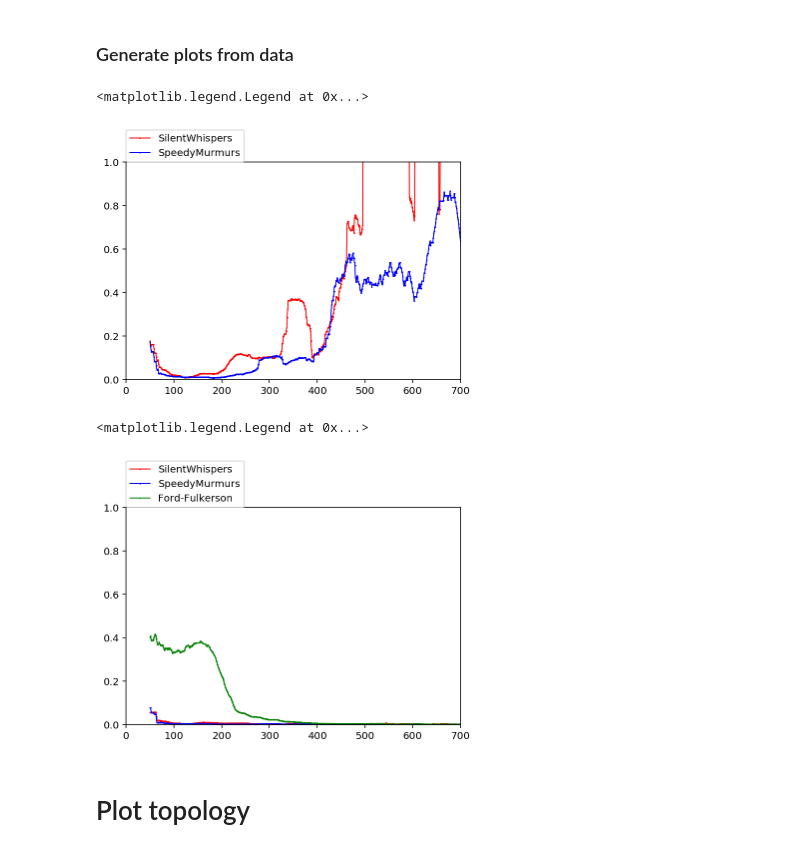
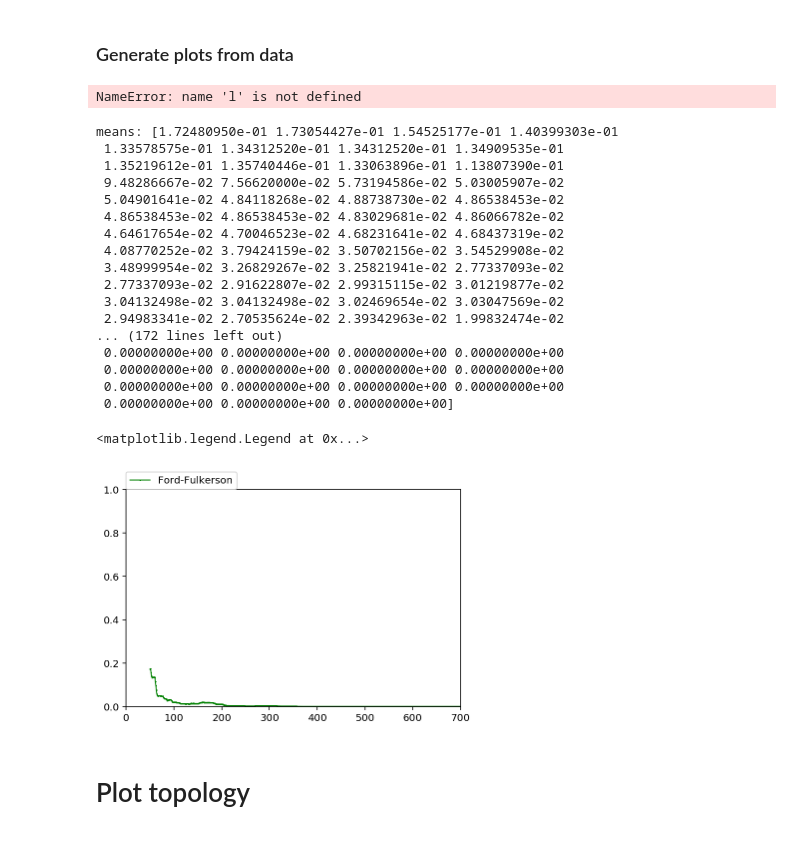
Before and after one commit to iowaguy/pcn-simulator, a Jupyter notebook: speedy-murmurs-simulator/Payment-Channel-Network-Simulations.ipynb, the cells around one changed output. Cells and saved outputs as stored; diff of their text form; code cells hidden in the pictures.

Commit message:
generate plots from script

```diff
--- a/speedy-murmurs-simulator/Payment-Channel-Network-Simulations.ipynb
+++ b/speedy-murmurs-simulator/Payment-Channel-Network-Simulations.ipynb
@@ -355,8 +355,9 @@ exp_name = 'archive-dynamic-full-baseline-original-code'
 
 for alg in bucket_list:
     for c in bucket_list[alg]:
+        base = sc.get_output_base_path(c)
         p = sc.get_dynamic_data_path_config(c)
-        path = os.getcwd() + '/data/' + exp_name + p[0] + p[1] + filename
+        path = os.getcwd() + '/data/' + base + '/' + p[0] + p[1] + filename
         new_succr_dict = su.convert_kv_file_to_dict(path)
         succr_dicts[alg] = su.merge_dicts(new_succr_dict, succr_dicts[alg])
 
@@ -381,13 +382,12 @@ plt.plot(range(50, 801), su.running_mean(succr_lists[sc.speedymurmurs], 50), 'b*
 #matplotlib.pyplot.plot(range(50, 801), running_mean(sm_succr_list, 50), 'b*-', markersize=1, linewidth=1, label='SpeedyMurmurs')
 plt.legend(loc=(0,1), scatterpoints=10)
 # %% [output]
-<matplotlib.legend.Legend at 0x...>
+NameError: name 'l' is not defined
-[figure, removed]
 # %%
 import matplotlib.pyplot as plt
 %matplotlib inline
 import simulation_utils as su
-import dynamic_baseline_sequential as d
+import dynamic_baseline_sequential_maxflow as d
 import simulation_common as sc
 import os
 
@@ -400,42 +400,66 @@ configs = d.generate_configs()
 buckets = {}
 
 # sort by routing algo
 for c in configs:
     buckets = su.sort_singles_configs(c, buckets, "routing_algorithm")
 
 for alg in buckets:
-    for c in l:
+    for c in buckets[alg]:
         p = sc.get_dynamic_data_path_config(c)
 
 # convert dict of dicts to dict of lists
 bucket_list = {}
 for alg in buckets:
     bucket_list[alg] = []
     for thing in buckets[alg]:
         bucket_list[alg].append(thing)
 
-exp_name = 'archive-dynamic-full-baseline-original-code'
+exp_name = 'dynamic-baseline-sequential-maxflow'
+#exp_name = 'archive-dynamic-full-baseline-original-code'
 
 for alg in bucket_list:
     for c in bucket_list[alg]:
+        base = sc.get_output_base_path(c)
         p = sc.get_dynamic_data_path_config(c)
-        path = os.getcwd() + '/data/' + exp_name + p[0] + p[1] + filename
+        path = os.getcwd() + '/data/' + base + '/' + p[0] + p[1] + filename
         new_succr_dict = su.convert_kv_file_to_dict(path)
         succr_dicts[alg] = su.merge_dicts(new_succr_dict, succr_dicts[alg])
 
-for alg in succr_dicts:
+for alg in buckets:
     succr_lists[alg] = su.dict_to_list(succr_dicts[alg], 801)
 
 %config InlineBackend.figure_format ='retina'
 plt.axis([0,700,0,1])
-plt.plot(range(50, 801), su.running_mean(succr_lists[sc.silentwhispers], 50), 'r*-', markersize=1, linewidth=1, label='SilentWhispers')
-plt.plot(range(50, 801), su.running_mean(succr_lists[sc.speedymurmurs], 50), 'b*-', markersize=1, linewidth=1, label='SpeedyMurmurs')
-plt.plot(range(50, 801), su.running_mean(succr_lists[sc.maxflow], 50), 'g*-', markersize=1, linewidth=1, label='Ford-Fulkerson')
+print("means: " + str(su.running_mean(succr_lists[sc.maxflow], 50)))
+if len(succr_lists[sc.silentwhispers]) > 0:
+    plt.plot(range(50, 801), su.running_mean(succr_lists[sc.silentwhispers], 50), 'r*-', markersize=1, linewidth=1, label='SilentWhispers')
+if len(succr_lists[sc.speedymurmurs]) > 0:
+    plt.plot(range(50, 801), su.running_mean(succr_lists[sc.speedymurmurs], 50), 'b*-', markersize=1, linewidth=1, label='SpeedyMurmurs')
+if len(succr_lists[sc.maxflow]) > 0:
+    plt.plot(range(50, 801), su.running_mean(succr_lists[sc.maxflow], 50), 'g*-', markersize=1, linewidth=1, label='Ford-Fulkerson')
+
 #matplotlib.pyplot.plot(range(50, 801), running_mean(sm_succr_list, 50), 'b*-', markersize=1, linewidth=1, label='SpeedyMurmurs')
 plt.legend(loc=(0,1), scatterpoints=10)
 # %% [output]
-<matplotlib.legend.Legend at 0x...>
+means: [1.72480950e-01 1.73054427e-01 1.54525177e-01 1.40399303e-01
+ 1.33578575e-01 1.34312520e-01 1.34312520e-01 1.34909535e-01
+ 1.35219612e-01 1.35740446e-01 1.33063896e-01 1.13807390e-01
+ 9.48286667e-02 7.56620000e-02 5.73194586e-02 5.03005907e-02
+ 5.04901641e-02 4.84118268e-02 4.88738730e-02 4.86538453e-02
+ 4.86538453e-02 4.86538453e-02 4.83029681e-02 4.86066782e-02
+ 4.64617654e-02 4.70046523e-02 4.68231641e-02 4.68437319e-02
+ 4.08770252e-02 3.79424159e-02 3.50702156e-02 3.54529908e-02
+ 3.48999954e-02 3.26829267e-02 3.25821941e-02 2.77337093e-02
+ 2.77337093e-02 2.91622807e-02 2.99315115e-02 3.01219877e-02
+ 3.04132498e-02 3.04132498e-02 3.02469654e-02 3.03047569e-02
+ 2.94983341e-02 2.70535624e-02 2.39342963e-02 1.99832474e-02
+... (172 lines left out)
+ 0.00000000e+00 0.00000000e+00 0.00000000e+00 0.00000000e+00
+ 0.00000000e+00 0.00000000e+00 0.00000000e+00 0.00000000e+00
+ 0.00000000e+00 0.00000000e+00 0.00000000e+00 0.00000000e+00
+ 0.00000000e+00 0.00000000e+00 0.00000000e+00]
+<matplotlib.legend.Legend at 0x...>
-[figure, old version]
+[figure, new version]
 # %% [markdown]
 # Plot topology
 # %% [markdown]
```
Also changed, not shown: 3 other files.
